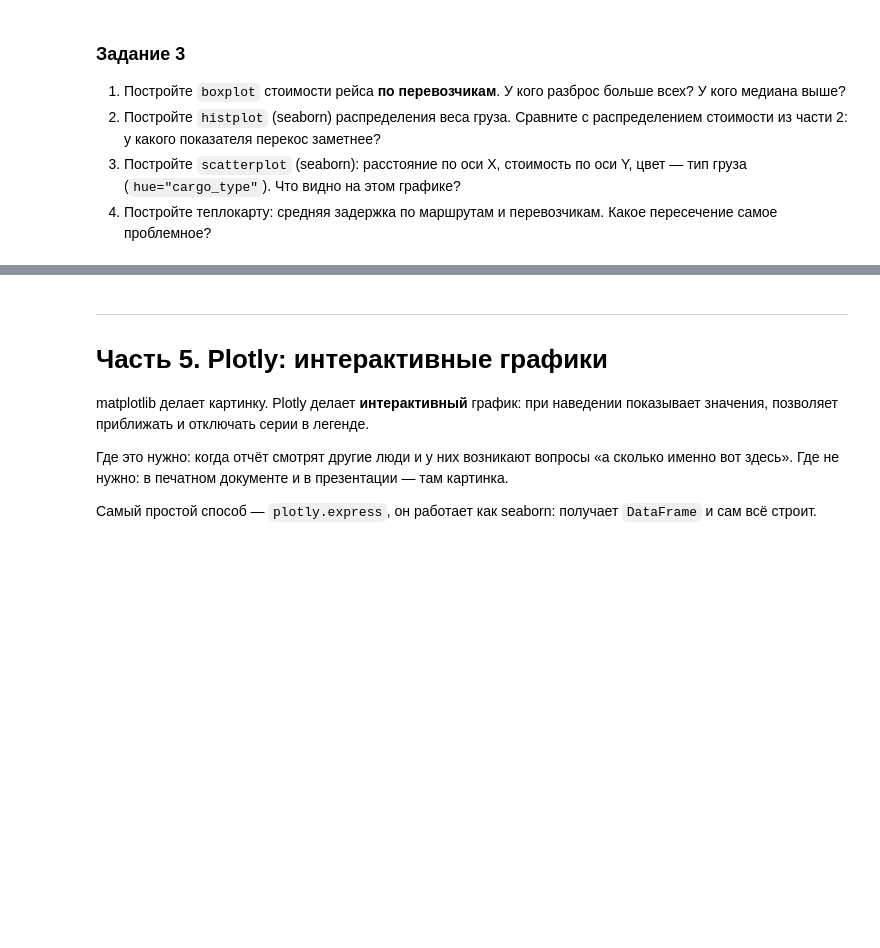
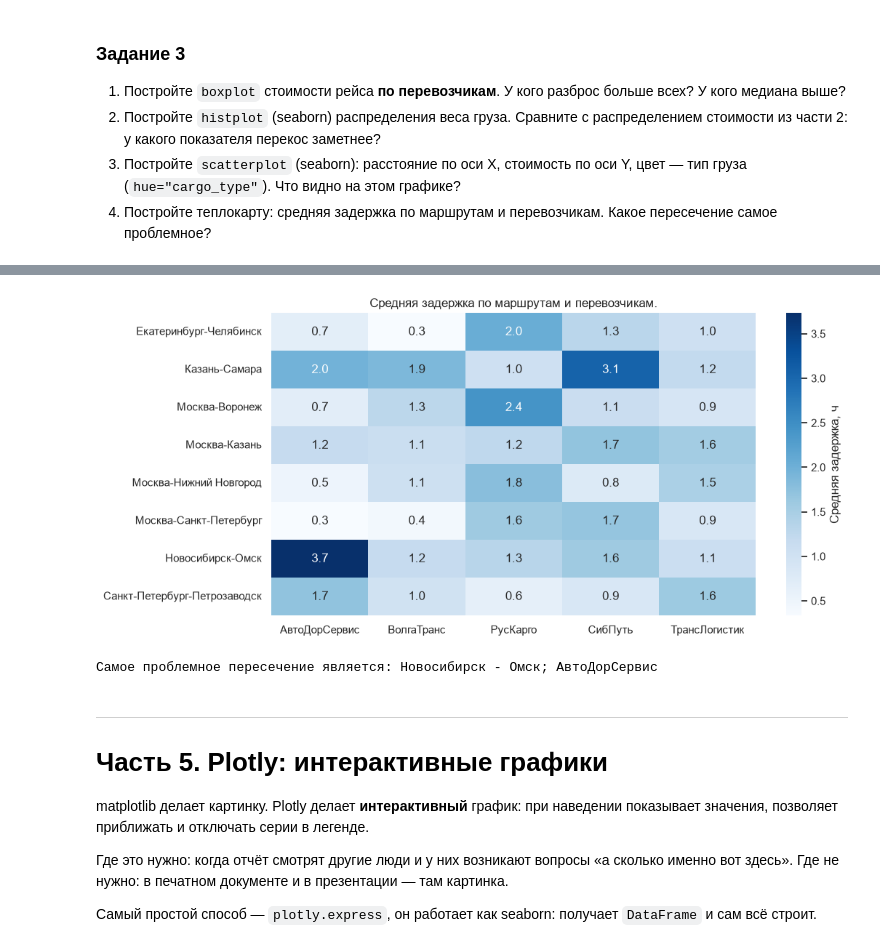
Before and after one commit to K0TOFEY/Laboratory_works_rut, a Jupyter notebook: S5_31.10.2026/LW2 (2).ipynb, the cells around one changed output, grey strips where cells are left out. Cells and saved outputs as stored; diff of their text form; code cells hidden in the pictures; blank space fills up the shorter version.

```diff
--- a/S5_31.10.2026/LW2 (2).ipynb
+++ b/S5_31.10.2026/LW2 (2).ipynb
@@ -627,3 +657,22 @@ Ellipsis
+# %%
+# 4)
+fig, ax = plt.subplots(figsize=(11, 5))
+pivot = df.pivot_table(index="route", columns="carrier",
+                       values="delay_h", aggfunc="mean", fill_value=0)
+
+sns.heatmap(pivot, annot=True, fmt=".1f", cmap="Blues", ax=ax,
+            cbar_kws={"label": "Средняя задержка, ч"})
+ax.set_title("Средняя задержка по маршрутам и перевозчикам.")
+ax.set_xlabel("")
+ax.set_ylabel("")
+
+fig.tight_layout()
+plt.show()
+
+print("Самое проблемное пересечение является: Новосибирск - Омск; АвтоДорСервис")
+# %% [output]
+[figure, added]
+Самое проблемное пересечение является: Новосибирск - Омск; АвтоДорСервис
 # %% [markdown]
 ---
 # Часть 5. Plotly: интерактивные графики
```
Also changed, not shown: parts of 15 cells of this notebook, 5 other files.
